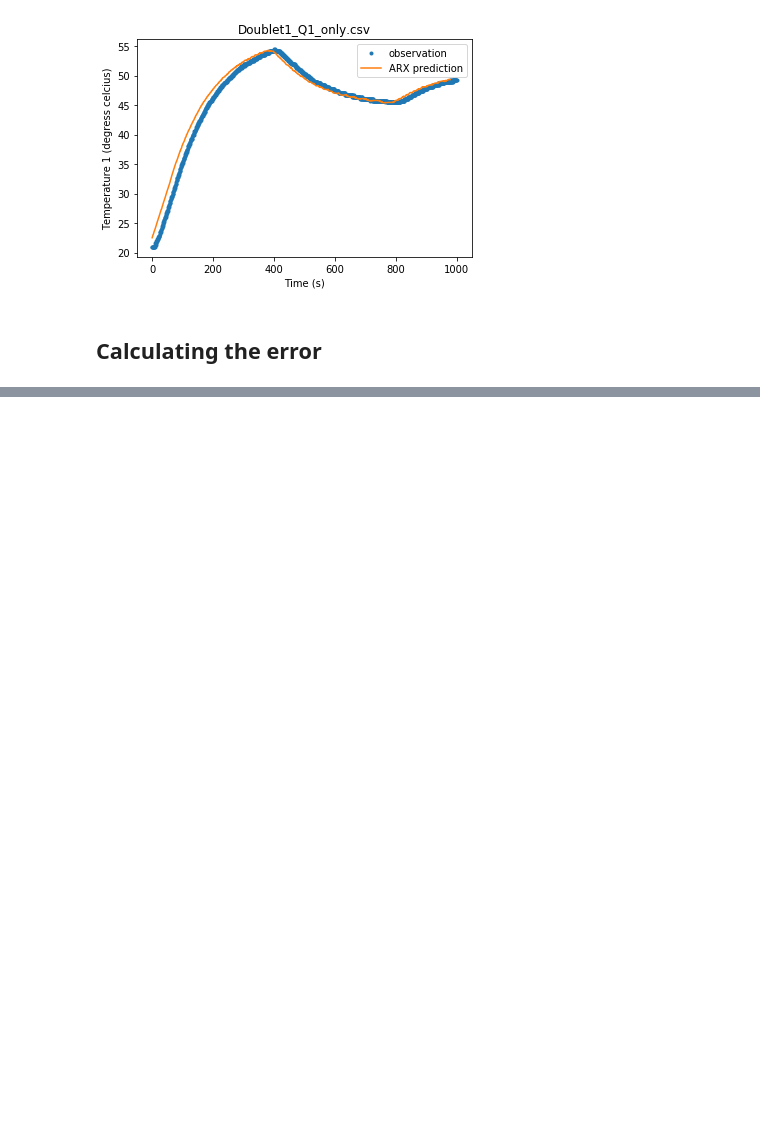
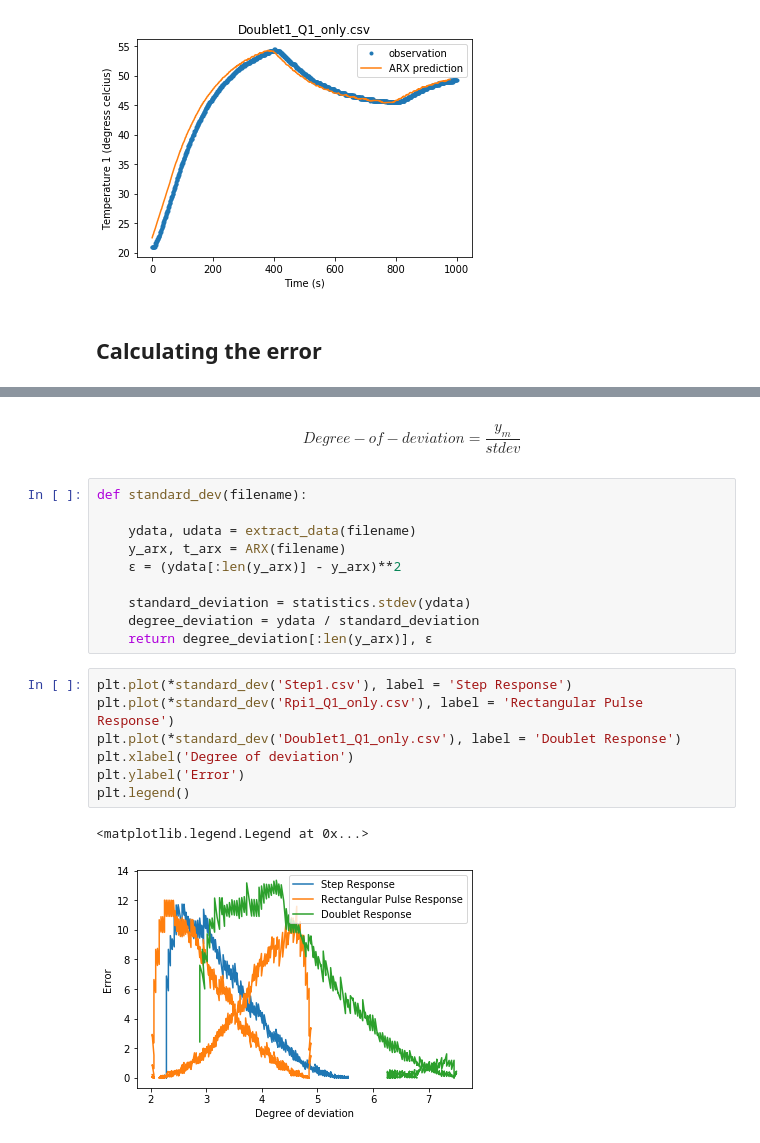
Before and after one commit to jmopperman/CSC411, a Jupyter notebook: AR-error-graphs.ipynb, the cells around one changed output, grey strips where cells are left out. Cells and saved outputs as stored; diff of their text form; blank space fills up the shorter version.

```diff
--- a/AR-error-graphs.ipynb
+++ b/AR-error-graphs.ipynb
@@ -82,0 +76,22 @@ error('Doublet1_Q1_only.csv')
+# %% [markdown]
+$$Degree-of-deviation = \frac{y_m}{stdev}$$
+# %%
+def standard_dev(filename):
+
+    ydata, udata = extract_data(filename)
+    y_arx, t_arx = ARX(filename)
+    ϵ = (ydata[:len(y_arx)] - y_arx)**2
+
+    standard_deviation = statistics.stdev(ydata)
+    degree_deviation = ydata / standard_deviation
+    return degree_deviation[:len(y_arx)], ϵ
+# %%
+plt.plot(*standard_dev('Step1.csv'), label = 'Step Response')
+plt.plot(*standard_dev('Rpi1_Q1_only.csv'), label = 'Rectangular Pulse Response')
+plt.plot(*standard_dev('Doublet1_Q1_only.csv'), label = 'Doublet Response')
+plt.xlabel('Degree of deviation')
+plt.ylabel('Error')
+plt.legend()
+# %% [output]
+<matplotlib.legend.Legend at 0x...>
+[figure, added]
```
Also changed, not shown: parts of 5 cells of this notebook.
